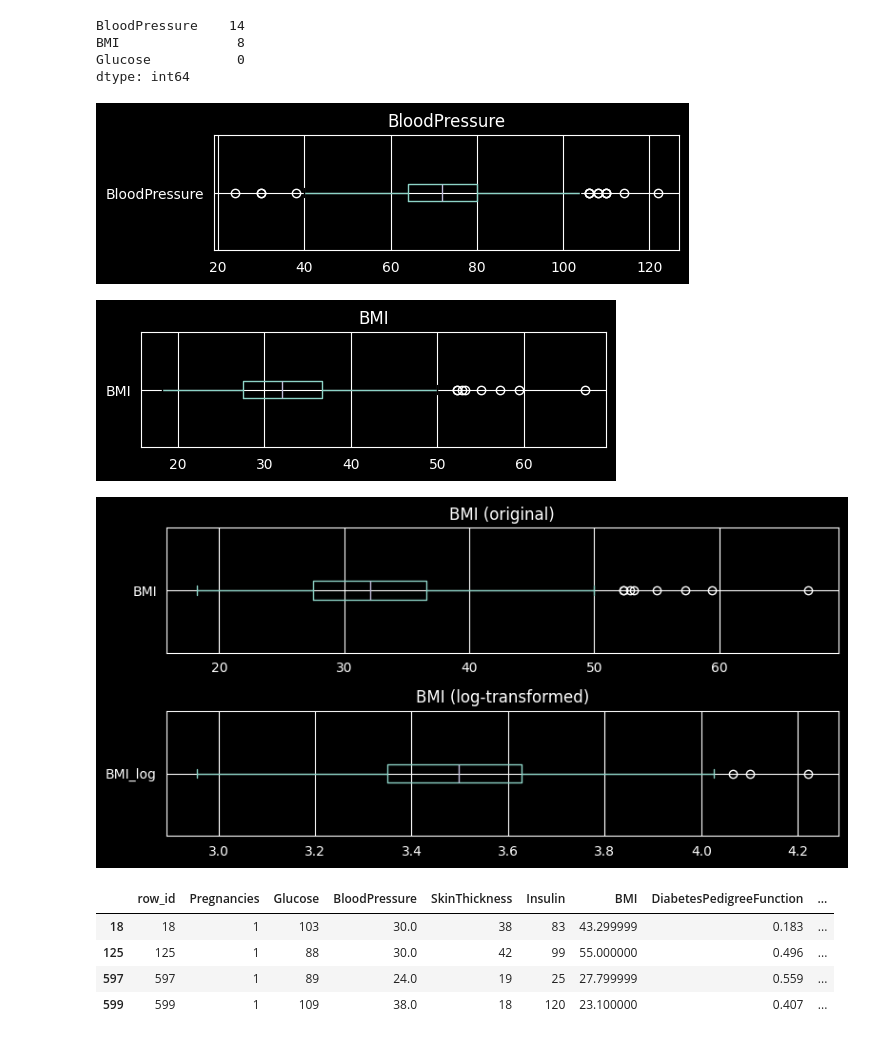
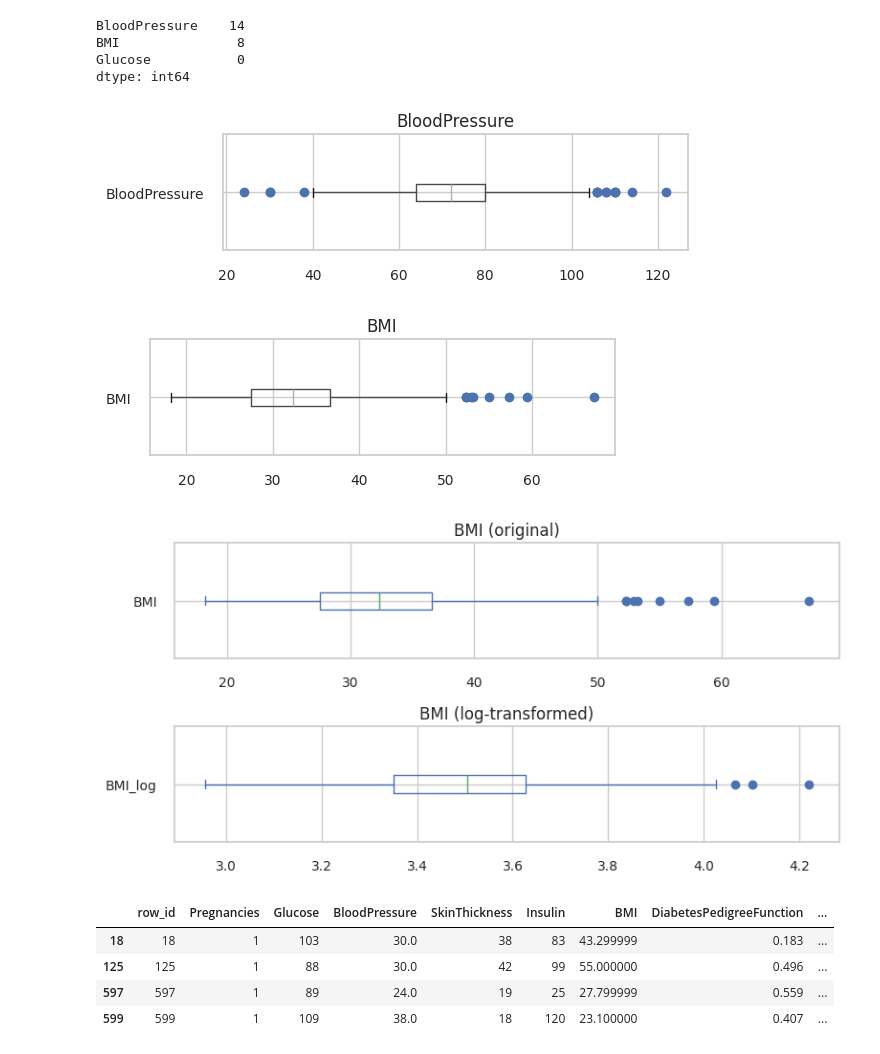
Before and after one commit to denys-ops/SET-DataAnalysis, a Jupyter notebook: hw/HW_6_Kondratiuk_Kosteniuk.ipynb, the cells around one changed output. Saved outputs shown, nothing was run; the diff lists cells and outputs as text; code cells hidden in the pictures.

```diff
--- a/hw/HW_6_Kondratiuk_Kosteniuk.ipynb
+++ b/hw/HW_6_Kondratiuk_Kosteniuk.ipynb
@@ -322,7 +322,6 @@ stat, p_value, p_value > 0.05
 # Більшість цілочислених колонок мають тільки додатні значення і лягають в діапазон 0-255, тож підуть у unit8.
 # Glucose, Insulin - можуть мітити (або містять) очікувані значення більші за 255, проте все ще не потребують відʼємних значень, залсужено йдуть в uint16.
 # флоати просто трохи урізаємо з стандарного 64 до 32.
-# Outcome виділяємо як категорію.
 diabetes_data = pd.read_csv(
     "../data/diabetes.csv",
     dtype={
@@ -334,7 +333,7 @@ diabetes_data = pd.read_csv(
         "BMI": "float32",
         "DiabetesPedigreeFunction": "float32",
         "Age": "uint8",
-        "Outcome": "category",
+        "Outcome": "uint8",
     },
 )
 diabetes_data.info()
@@ -448,34 +447,34 @@ cols_with_outliers = outlier_counts[outlier_counts > 0].index
 
 for c in cols_with_outliers:
     plt.figure(figsize=(6, 1.5))
-    diabetes_data_non_nulled[[c]].boxplot(vert=False)
+    diabetes_data_non_nulled[[c]].boxplot(vert=False, sym="bo")
     plt.title(c)
     plt.show()
 # %% [output]
-[figure, old version]
+[figure, new version]
-[figure, old version]
+[figure, new version]
 # %%
 # Виглядають ці викиди досить прийнятно, тому обрізати їх не бачу сенсу. Натомість трансформуємо.
 # Наскільки я зрозумів цей підхід більш корисний якщо в подальшому дані будуть викоритовувати моделі.
 
 diabetes_data_non_nulled["BMI_log"] = np.log1p(diabetes_data_non_nulled["BMI"])
 
 fig, axes = plt.subplots(2, 1, figsize=(8, 4))
 
 diabetes_data_non_nulled["BMI"].plot(
-    kind="box", vert=False, ax=axes[0], title="BMI (original)"
+    kind="box", vert=False, ax=axes[0], title="BMI (original)", sym="bo"
 )
 
 diabetes_data_non_nulled["BMI_log"].plot(
-    kind="box", vert=False, ax=axes[1], title="BMI (log-transformed)"
+    kind="box", vert=False, ax=axes[1], title="BMI (log-transformed)", sym="bo"
 )
 
 plt.tight_layout()
 plt.show()
 
 # Викидів ми не прям позбулися, певні екстримальні значення все ще лишись, але хвіст однозначно менш розтягнутий.
 # %% [output]
-[figure, old version]
+[figure, new version]
 # %%
 # Враховуючи що BloodPressure обмежений людською природою, то я думаю тут буде доречно зробити sanity checks.
 # Оскільки людина (жива і неушкоджена) не може мати тиск більше та менше певного значення,
```
Also changed, not shown: parts of 23 cells of this notebook.
